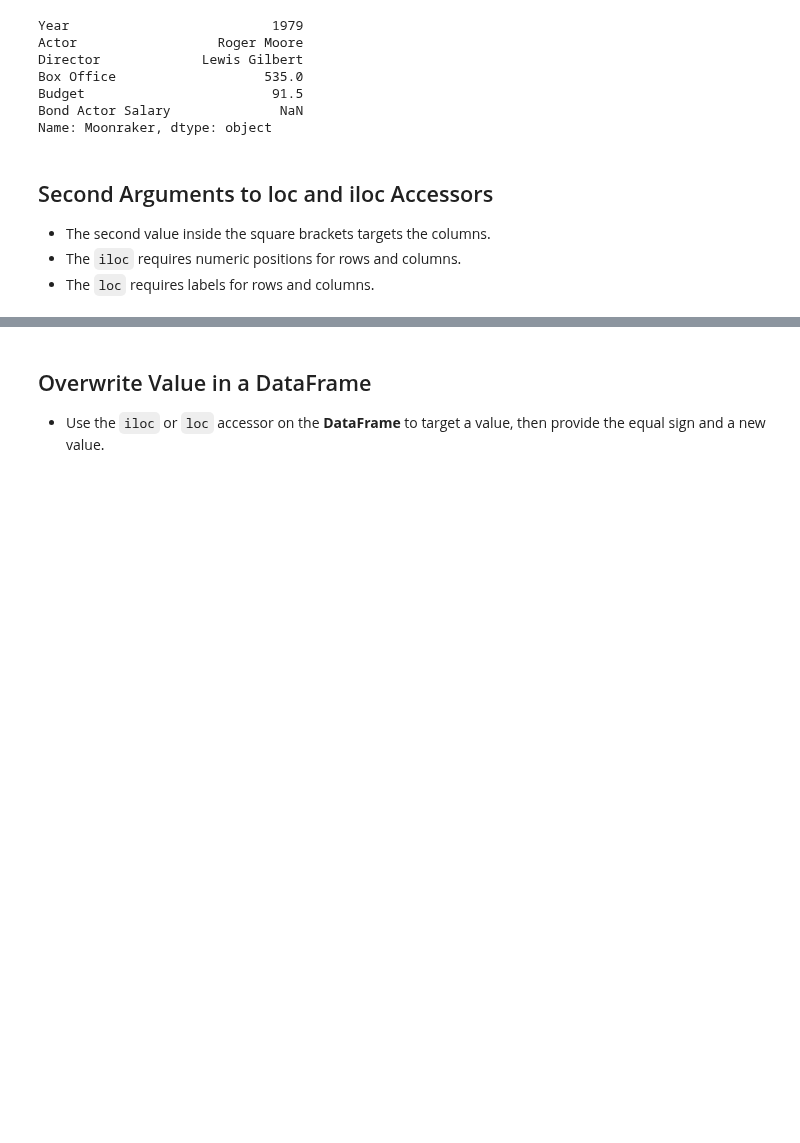
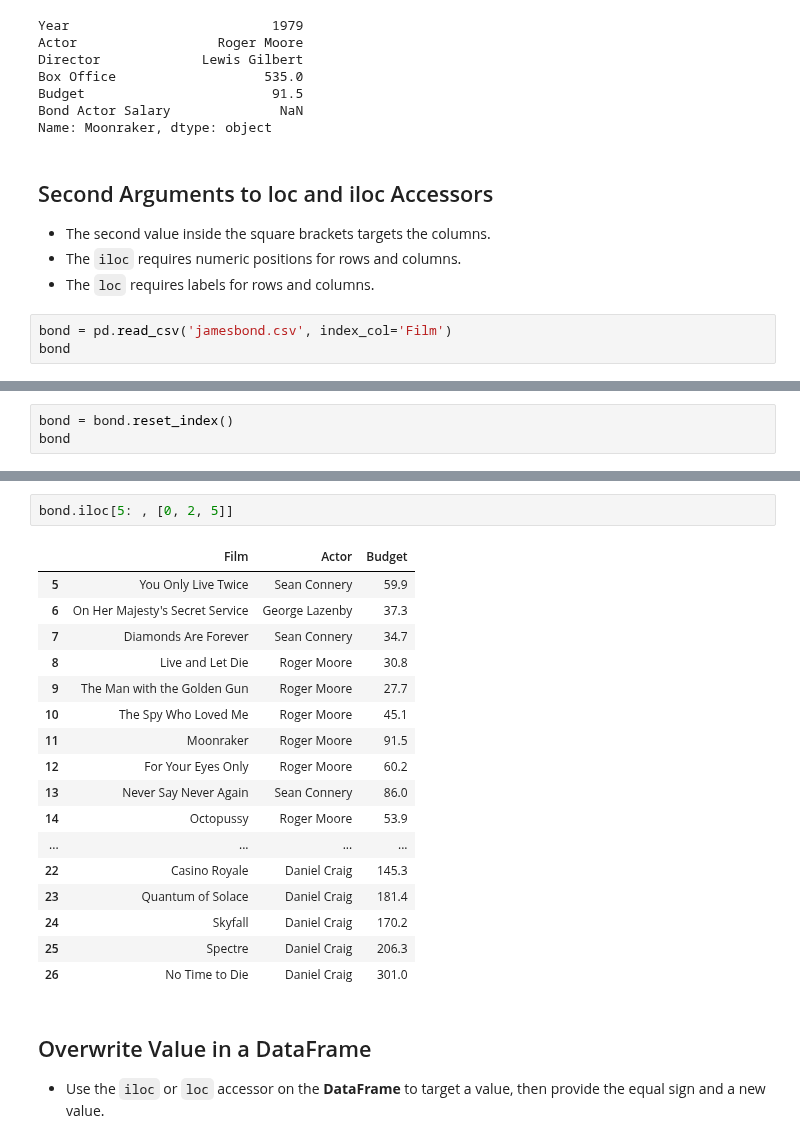
Before and after one commit to Petar-Koprinkov/Pandas, a Jupyter notebook: Incomplete/06 - DataFrames III - Data Extraction.ipynb, the cells around one changed output, grey strips where cells are left out. Drawn from its saved outputs; the diff is of its cells as text; blank space fills up the shorter version.

```diff
--- a/Incomplete/06 - DataFrames III - Data Extraction.ipynb
+++ b/Incomplete/06 - DataFrames III - Data Extraction.ipynb
@@ -138,3 +138,6 @@ Name: Moonraker, dtype: object
 - The second value inside the square brackets targets the columns.
 - The `iloc` requires numeric positions for rows and columns.
 - The `loc` requires labels for rows and columns.
+# %%
+bond = pd.read_csv('jamesbond.csv', index_col='Film')
+bond
@@ -140,0 +203,3 @@ Name: Moonraker, dtype: object
+# %%
+bond = bond.reset_index()
+bond
@@ -141,3 +230,23 @@ Name: Moonraker, dtype: object
+# %%
+bond.iloc[5: , [0, 2, 5]]
+# %% [output]
+|  | Film | Actor | Budget |
+| 5 | You Only Live Twice | Sean Connery | 59.9 |
+| 6 | On Her Majesty's Secret Service | George Lazenby | 37.3 |
+| 7 | Diamonds Are Forever | Sean Connery | 34.7 |
+| 8 | Live and Let Die | Roger Moore | 30.8 |
+| 9 | The Man with the Golden Gun | Roger Moore | 27.7 |
+| 10 | The Spy Who Loved Me | Roger Moore | 45.1 |
+| 11 | Moonraker | Roger Moore | 91.5 |
+| 12 | For Your Eyes Only | Roger Moore | 60.2 |
+| 13 | Never Say Never Again | Sean Connery | 86.0 |
+| 14 | Octopussy | Roger Moore | 53.9 |
+| ... | ... | ... | ... |
+| 22 | Casino Royale | Daniel Craig | 145.3 |
+| 23 | Quantum of Solace | Daniel Craig | 181.4 |
+| 24 | Skyfall | Daniel Craig | 170.2 |
+| 25 | Spectre | Daniel Craig | 206.3 |
+| 26 | No Time to Die | Daniel Craig | 301.0 |
 # %% [markdown]
 ## Overwrite Value in a DataFrame
 - Use the `iloc` or `loc` accessor on the **DataFrame** to target a value, then provide the equal sign and a new value.
```
Also changed, not shown: parts of 7 cells of this notebook.
